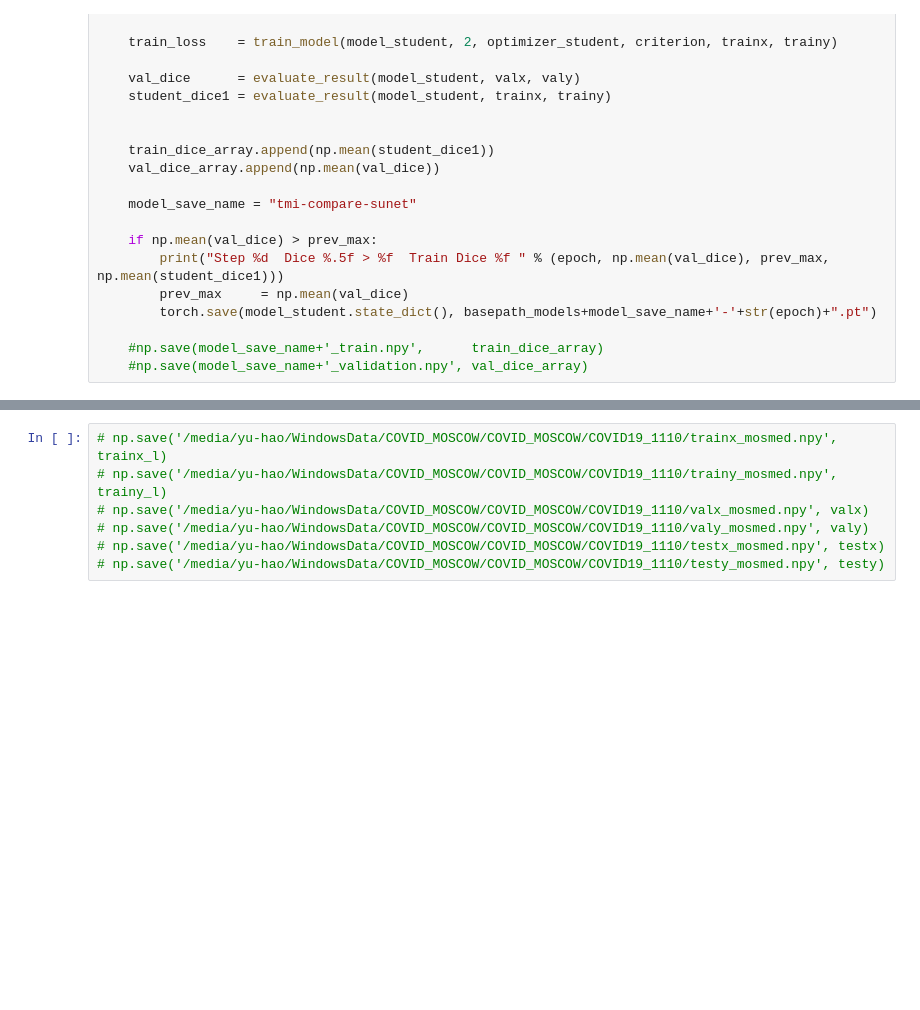
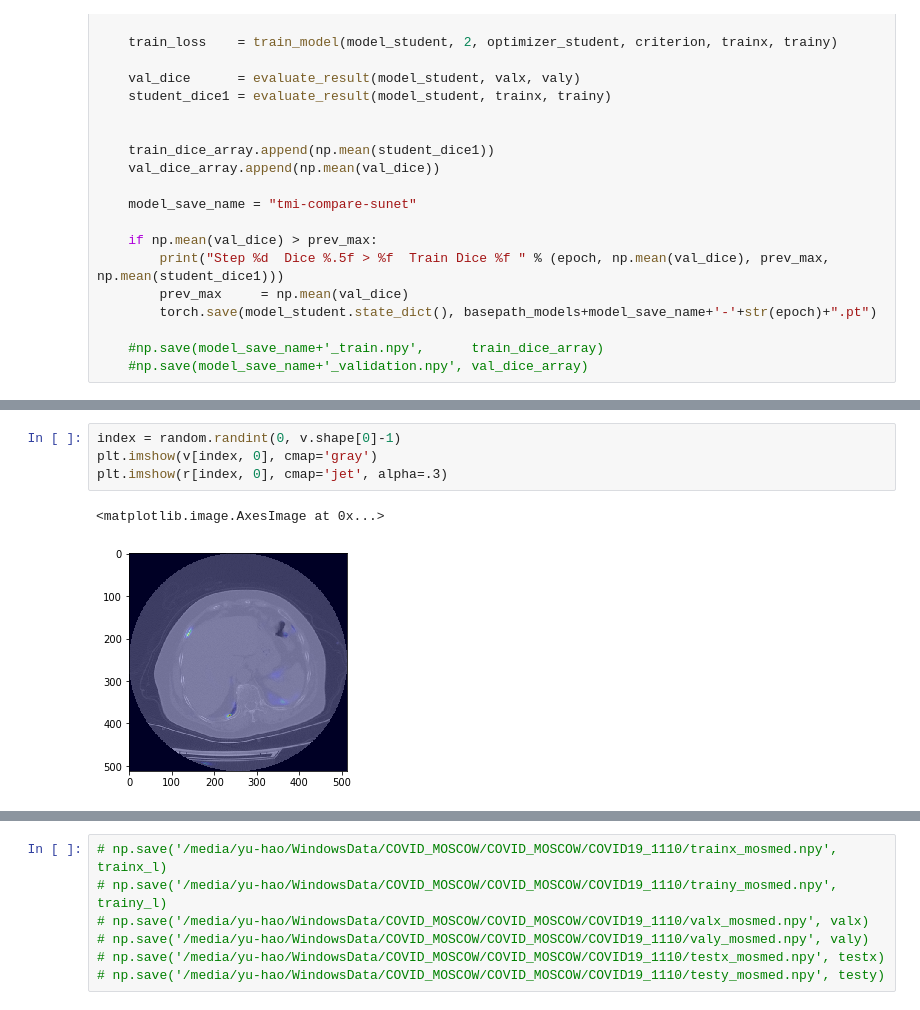
Before and after one commit to PranjalSahu/SEMISUNET, a Jupyter notebook: sunet.ipynb, the cells around one changed output, grey strips where cells are left out. Cells and saved outputs as stored; diff of their text form; blank space fills up the shorter version.

```diff
--- a/sunet.ipynb
+++ b/sunet.ipynb
@@ -1330,0 +2970,7 @@ for epoch in range(total_epochs):
+# %%
+index = random.randint(0, v.shape[0]-1)
+plt.imshow(v[index, 0], cmap='gray')
+plt.imshow(r[index, 0], cmap='jet', alpha=.3)
+# %% [output]
+<matplotlib.image.AxesImage at 0x...>
+[figure, added]
```
Also changed, not shown: parts of 18 cells of this notebook.
